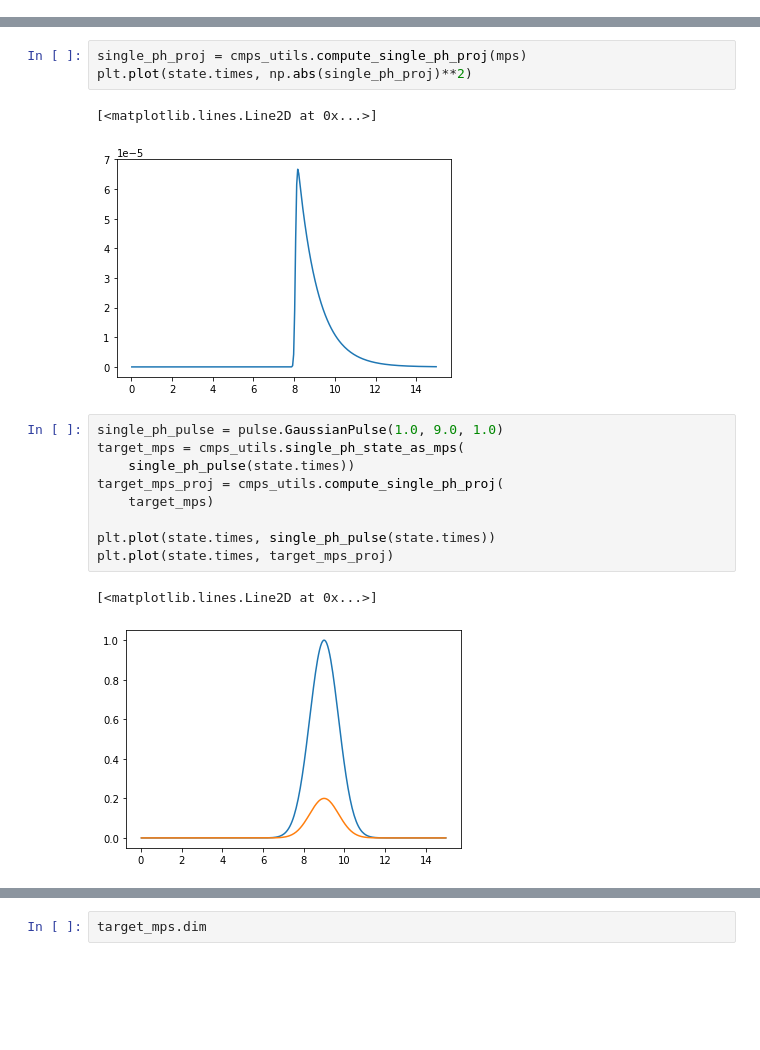
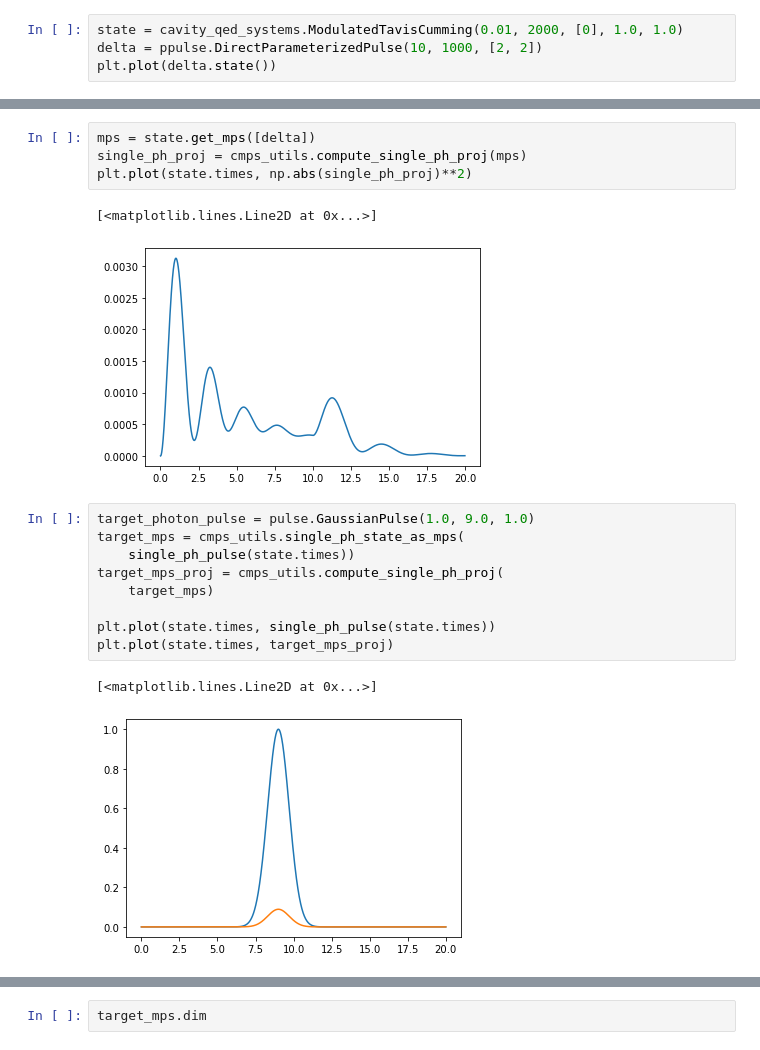
Before and after one commit to rahultrivedi1995/photon_emission_qcontrol, a Jupyter notebook: experiments.ipynb, the cells around one changed output, grey strips where cells are left out. Saved outputs shown, nothing was run; the diff lists cells and outputs as text; blank space fills up the shorter version.

Commit message:
Added gradient computation, multi emitter system.

```diff
--- a/experiments.ipynb
+++ b/experiments.ipynb
@@ -24,0 +15,4 @@ plt.plot(state.times, Omega_x(state.times))
+# %%
+state = cavity_qed_systems.ModulatedTavisCumming(0.01, 2000, [0], 1.0, 1.0)
+delta = ppulse.DirectParameterizedPulse(10, 1000, [2, 2])
+plt.plot(delta.state())
@@ -25,11 +22,12 @@ plt.plot(state.times, Omega_x(state.times))
 # %%
+mps = state.get_mps([delta])
 single_ph_proj = cmps_utils.compute_single_ph_proj(mps)
 plt.plot(state.times, np.abs(single_ph_proj)**2)
 # %% [output]
 [<matplotlib.lines.Line2D at 0x...>]
-[figure, old version]
+[figure, new version]
 # %%
-single_ph_pulse = pulse.GaussianPulse(1.0, 9.0, 1.0)
+target_photon_pulse = pulse.GaussianPulse(1.0, 9.0, 1.0)
 target_mps = cmps_utils.single_ph_state_as_mps(
     single_ph_pulse(state.times))
 target_mps_proj = cmps_utils.compute_single_ph_proj(
@@ -39,4 +37,4 @@ plt.plot(state.times, single_ph_pulse(state.times))
 plt.plot(state.times, target_mps_proj)
 # %% [output]
 [<matplotlib.lines.Line2D at 0x...>]
-[figure, old version]
+[figure, new version]
```
Also changed, not shown: parts of 11 cells of this notebook, 5 other files.
